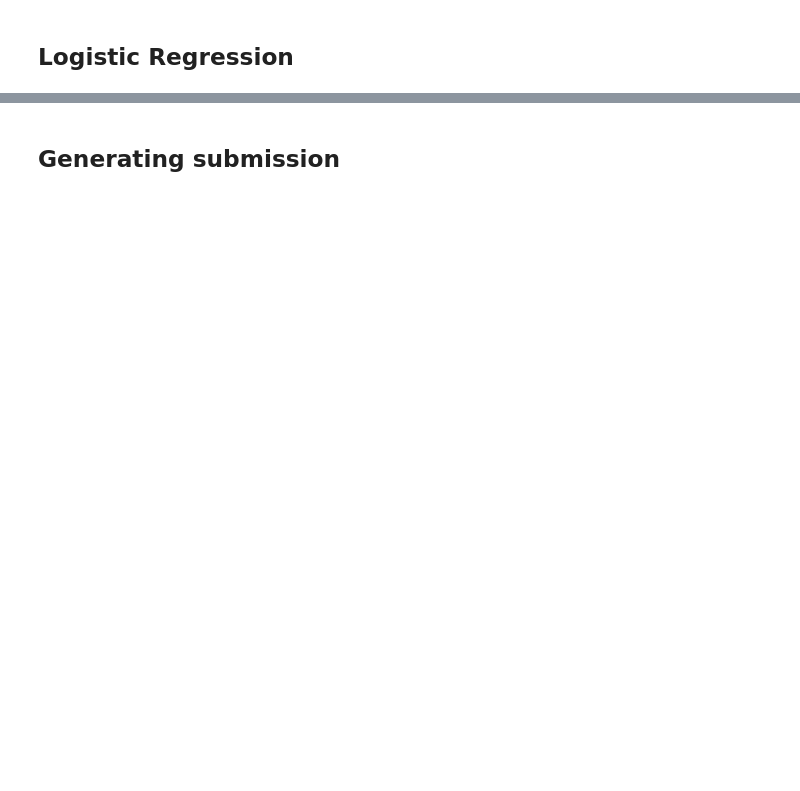
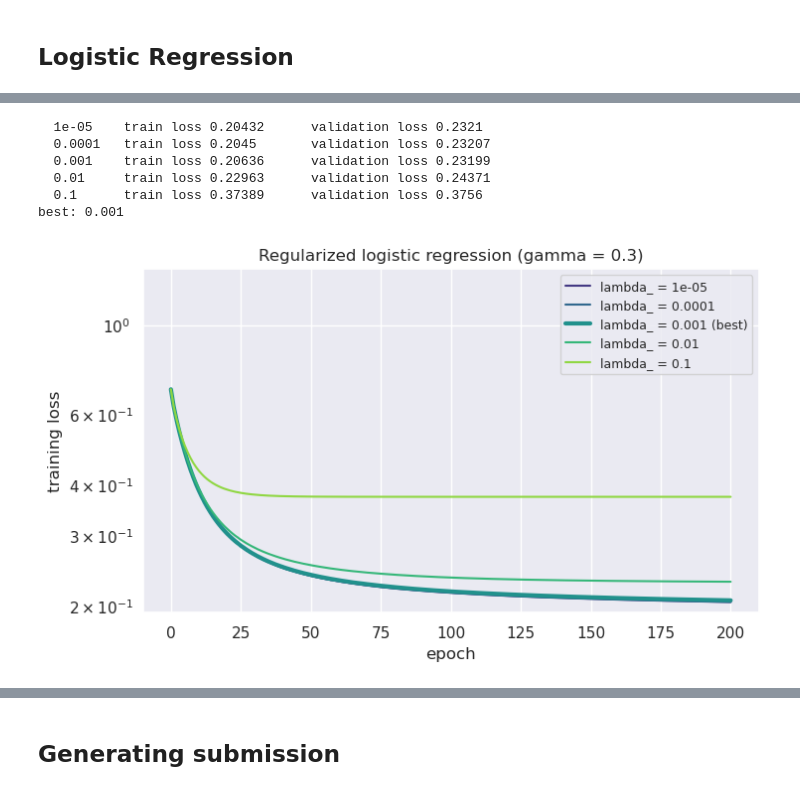
Before and after one commit to Candicci/ML_Project_HeartAttack, a Jupyter notebook: run.ipynb, the cells around one changed output, grey strips where cells are left out. Saved outputs shown, nothing was run; the diff lists cells and outputs as text; code cells hidden in the pictures; blank space fills up the shorter version.

```diff
--- a/run.ipynb
+++ b/run.ipynb
@@ -47,0 +270,19 @@ print(x_test.shape)
+# %%
+reg_lambdas = [1e-5, 1e-4, 1e-3, 1e-2, 1e-1]
+reg_epochs = lr_epochs
+
+reg_results, reg_lambda = sweep(
+    lambda lam: lambda w, k: reg_logistic_regression(y_tr01, tx_tr, lam, w, k, lr_gamma),
+    reg_lambdas, w0, reg_epochs, iters_per_epoch=1,
+    val_loss=lambda w: negative_log_likelihood(y_va01, tx_va, w),
+)
+plot_sweep(reg_results, reg_lambda, f"Regularized logistic regression (gamma = {lr_gamma:g})",
+           param="lambda_")
+# %% [output]
+  1e-05    train loss 0.20432      validation loss 0.2321
+  0.0001   train loss 0.2045       validation loss 0.23207
+  0.001    train loss 0.20636      validation loss 0.23199
+  0.01     train loss 0.22963      validation loss 0.24371
+  0.1      train loss 0.37389      validation loss 0.3756
+best: 0.001
+[figure, added]
```
Also changed, not shown: parts of 12 cells of this notebook, 1 other file.
